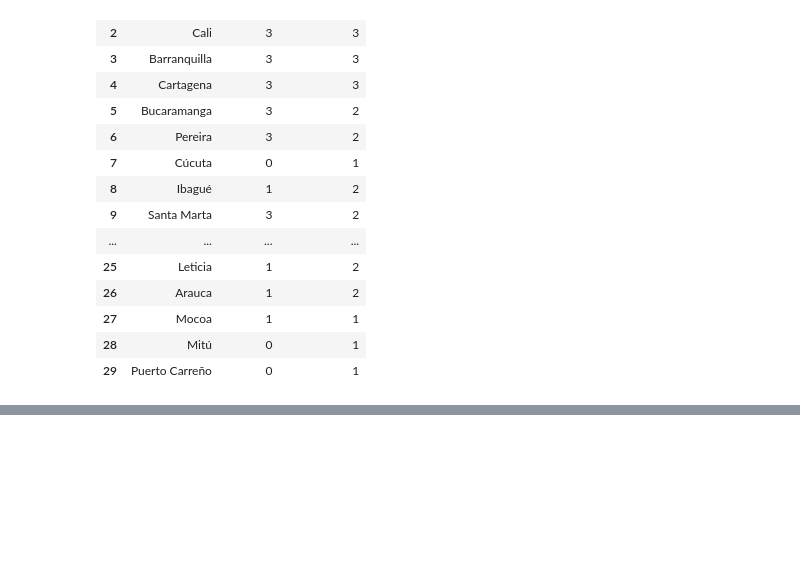
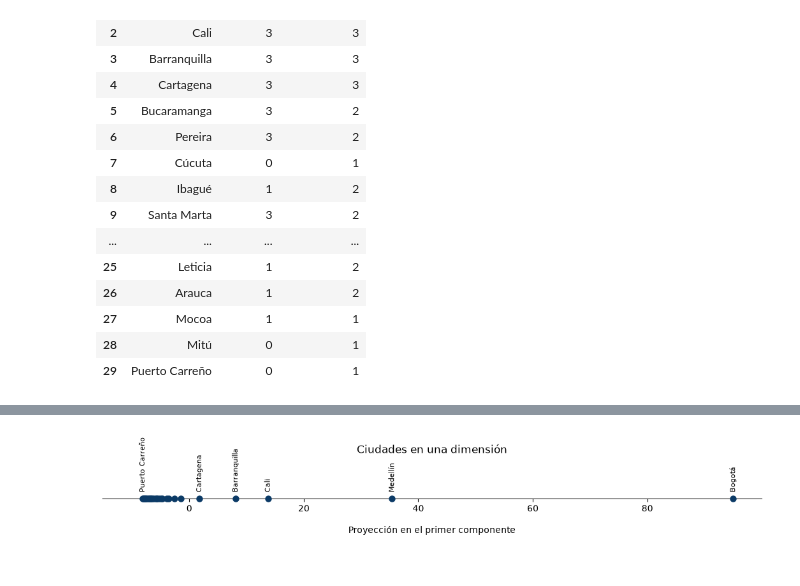
Before and after one commit to malejaDev/MachineLearning1, a Jupyter notebook: tarea1/src/notebook/tarea1.ipynb, the cells around one changed output, grey strips where cells are left out. Drawn from its saved outputs; the diff is of its cells as text; code cells hidden in the pictures; blank space fills up the shorter version.

```diff
--- a/tarea1/src/notebook/tarea1.ipynb
+++ b/tarea1/src/notebook/tarea1.ipynb
@@ -883,0 +1086,35 @@ K-means agrupa por cercanía al promedio del grupo. El enlace completo exige que
+# %%
+valores = proyeccion.ravel()
+fig, ax = plt.subplots(figsize=(11, 2.8))
+
+ax.scatter(valores, np.zeros(n), color="#0B3A66", s=42, zorder=3)
+
+visibles = {"Bogotá", "Medellín", "Cali", "Barranquilla", "Cartagena", "Puerto Carreño"}
+for indice, ciudad in enumerate(datos["City"]):
+    if ciudad not in visibles:
+        continue
+    ax.annotate(
+        ciudad,
+        (valores[indice], 0),
+        textcoords="offset points",
+        xytext=(0, 7),
+        rotation=90,
+        fontsize=8,
+        ha="center",
+        va="bottom",
+        annotation_clip=False,
+    )
+
+ax.spines["bottom"].set_position(("data", 0))
+ax.spines["left"].set_visible(False)
+ax.spines["top"].set_visible(False)
+ax.spines["right"].set_visible(False)
+ax.set_yticks([])
+ax.set_xlim(valores.min() - 7, valores.max() + 5)
+ax.set_ylim(-1.15, 0.28)
+ax.set_xlabel("Proyección en el primer componente", labelpad=14)
+ax.set_title("Ciudades en una dimensión", pad=34)
+fig.subplots_adjust(left=0.04, right=0.98, top=0.72, bottom=0.28)
+plt.show()
+# %% [output]
+[figure, added]
```
Also changed, not shown: parts of 17 cells of this notebook, 2 other files.
